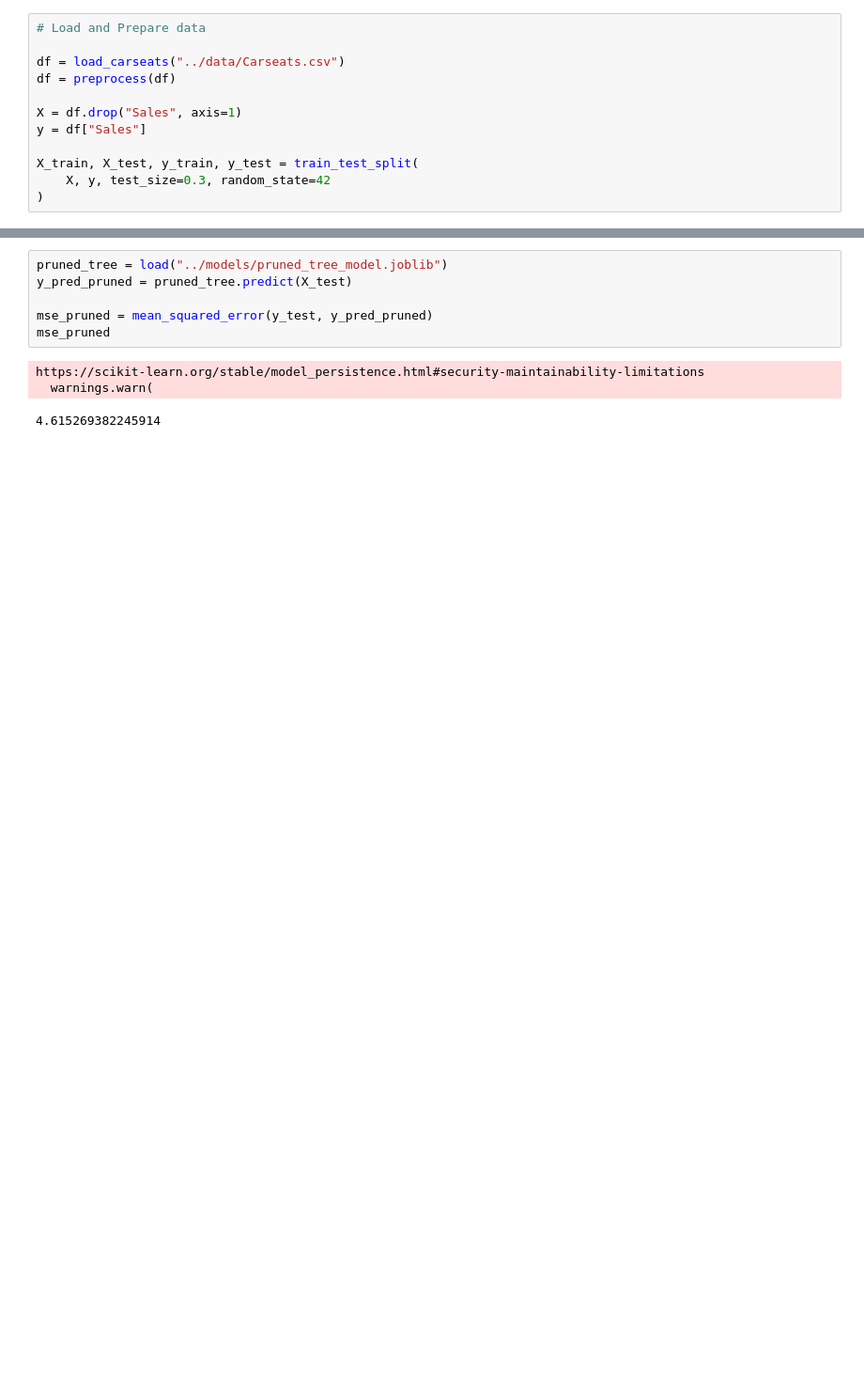
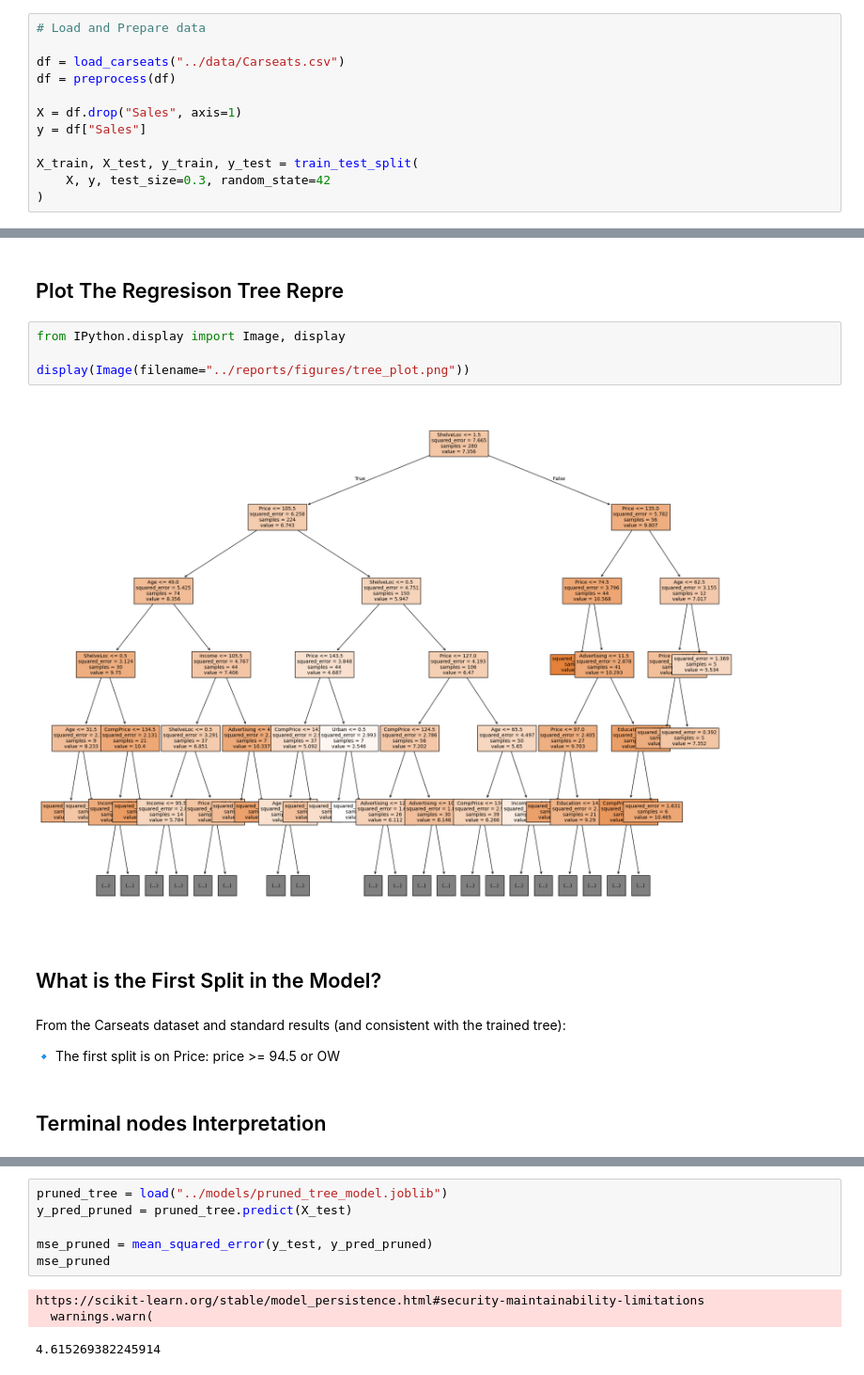
Before and after one commit to sina83-max/Carseats_ML_Project, a Jupyter notebook: notebooks/analysis.ipynb, the cells around one changed output, grey strips where cells are left out. Shown: that part at 94% size. Cells and saved outputs as stored; diff of their text form; blank space fills up the shorter version.

Commit message:
Preprocessing data and updating models

```diff
--- a/notebooks/analysis.ipynb
+++ b/notebooks/analysis.ipynb
@@ -47,0 +65,16 @@ https://scikit-learn.org/stable/model_persistence.html#security-maintainability-
+# %% [markdown]
+## Plot The Regresison Tree Repre
+# %%
+from IPython.display import Image, display
+
+display(Image(filename="../reports/figures/tree_plot.png"))
+# %% [output]
+[figure, added]
+# %% [markdown]
+## What is the First Split in the Model?
+# %% [markdown]
+From the Carseats dataset and standard results (and consistent with the trained tree):
+
+🔹 The first split is on Price: price >= 94.5 or OW
+# %% [markdown]
+## Terminal nodes Interpretation
```
Also changed, not shown: parts of 9 cells of this notebook, 5 other files.
